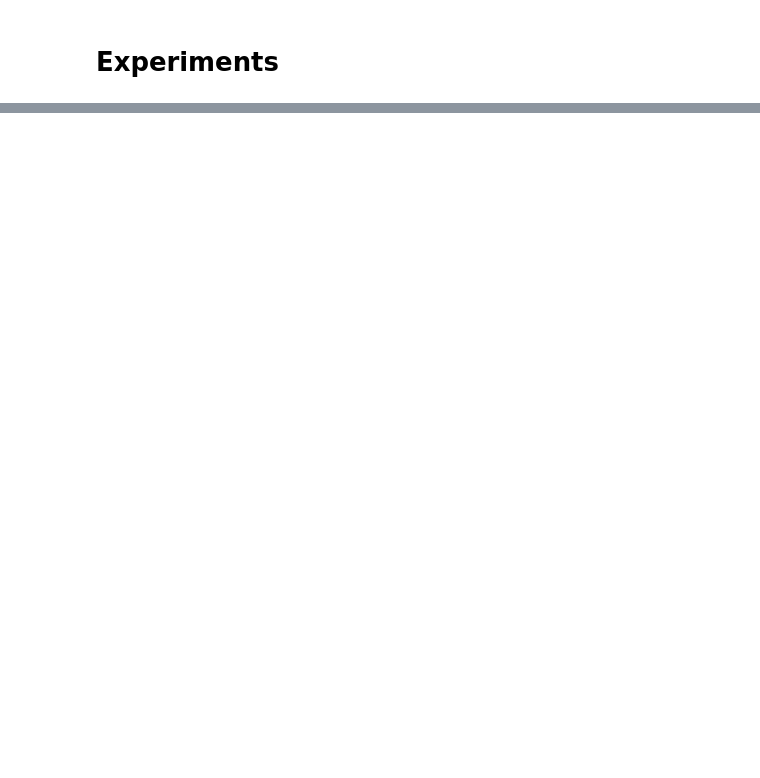
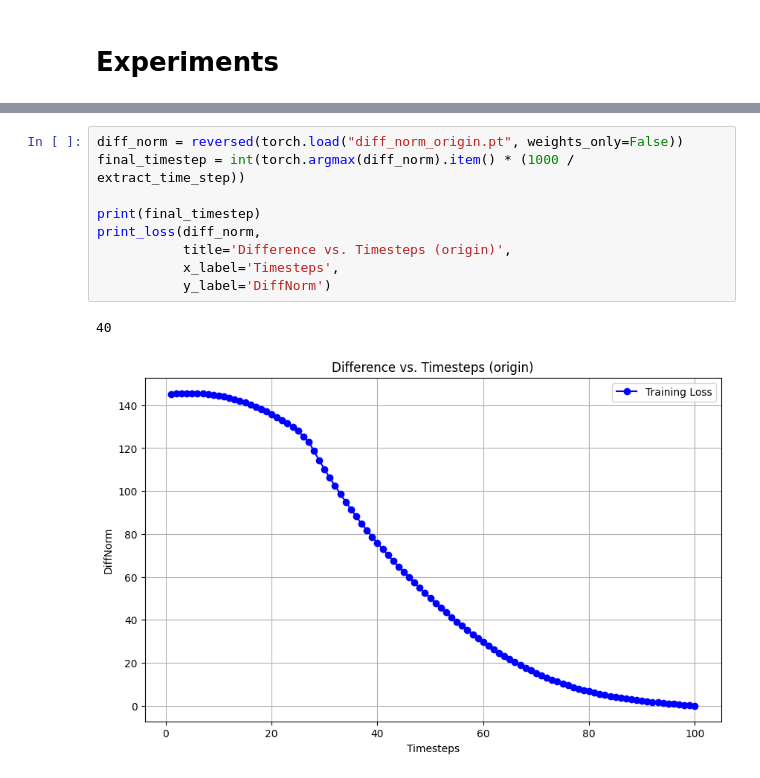
Before and after one commit to junyeong-nero/DDPM, a Jupyter notebook: diffusion_colab_experiments.ipynb, the cells around one changed output, grey strips where cells are left out. Drawn from its saved outputs; the diff is of its cells as text; blank space fills up the shorter version.

```diff
--- a/diffusion_colab_experiments.ipynb
+++ b/diffusion_colab_experiments.ipynb
@@ -995,0 +1041,12 @@ condition = torch.tensor(list(range(10))).to(device)
+# %%
+diff_norm = reversed(torch.load("diff_norm_origin.pt", weights_only=False))
+final_timestep = int(torch.argmax(diff_norm).item() * (1000 / extract_time_step))
+
+print(final_timestep)
+print_loss(diff_norm,
+           title='Difference vs. Timesteps (origin)',
+           x_label='Timesteps',
+           y_label='DiffNorm')
+# %% [output]
+40
+[figure, added]
```
Also changed, not shown: parts of 16 cells of this notebook.
